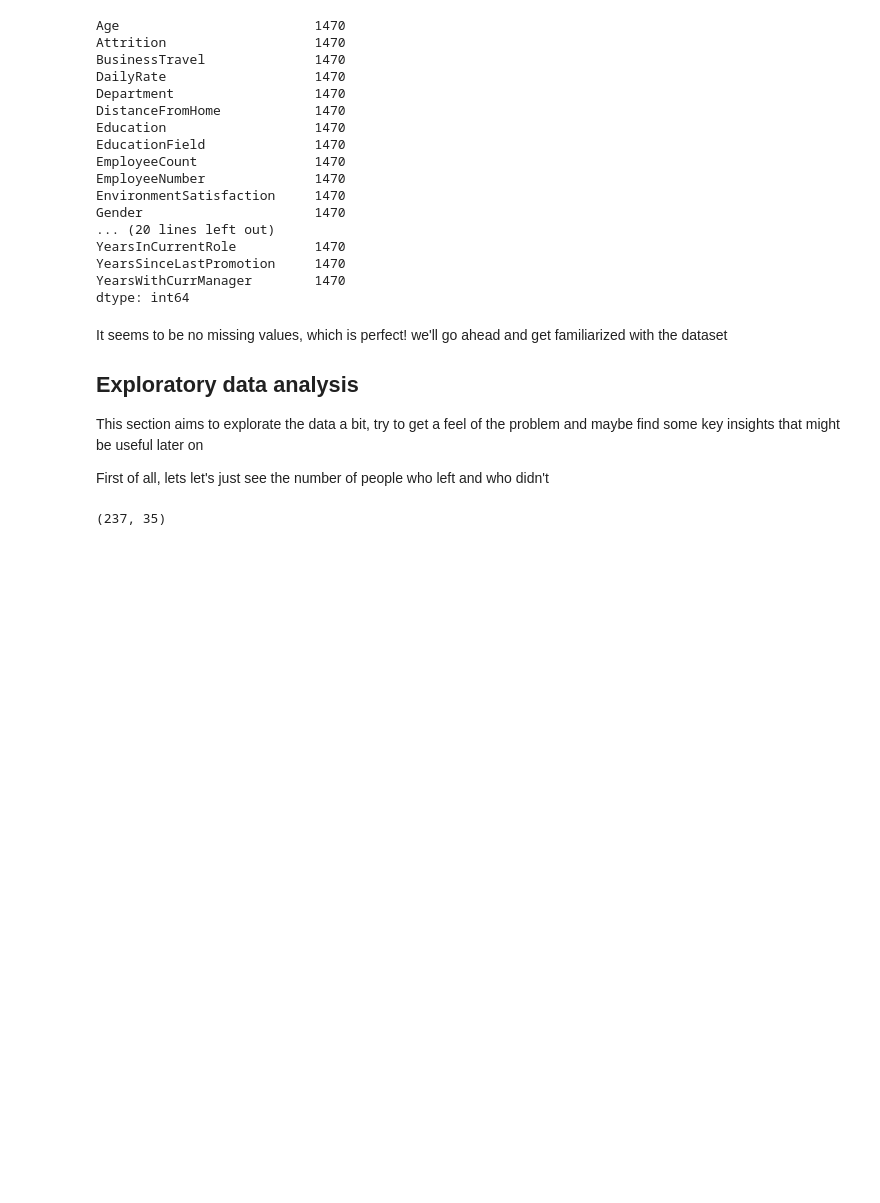
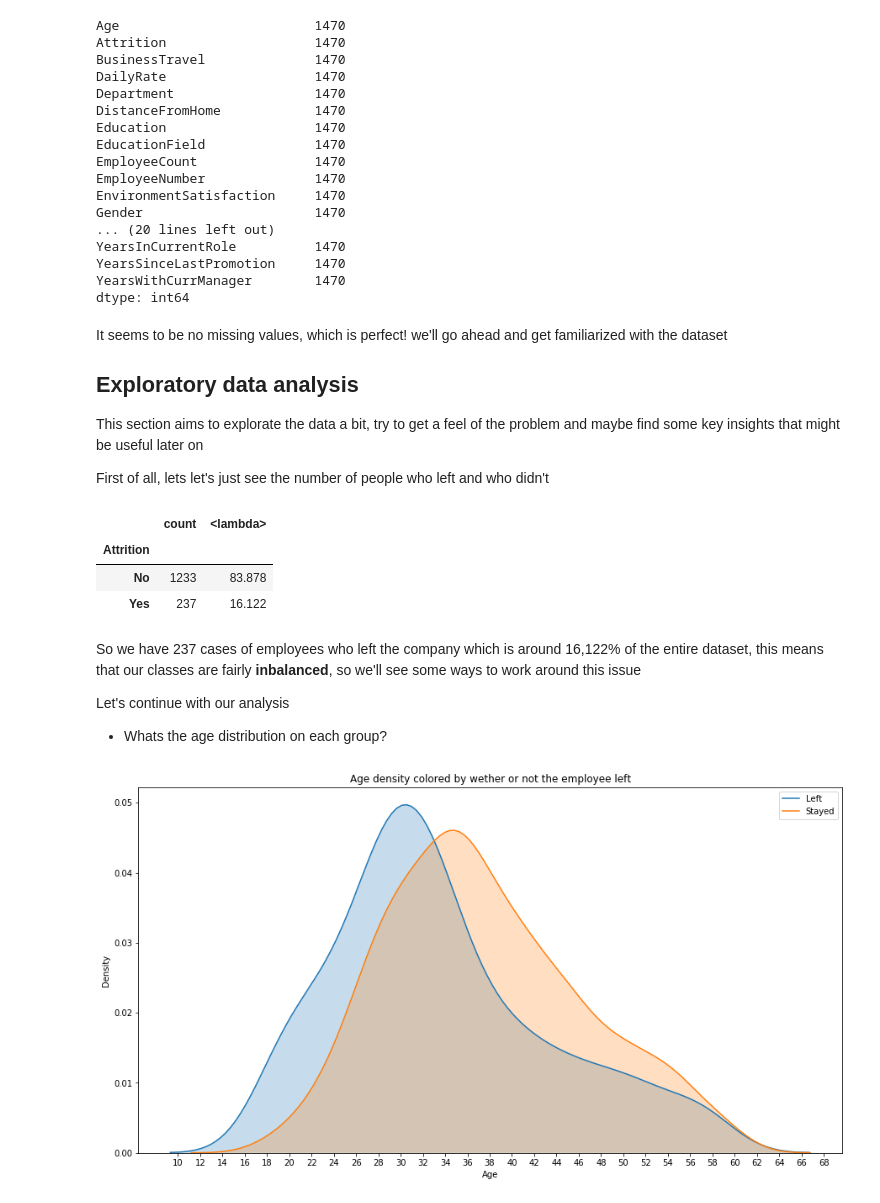
Before and after one commit to MrLucasFischer/kaggle-employee-attrition, a Jupyter notebook: code/employee-attrition-study.ipynb, the cells around one changed output. Saved outputs shown, nothing was run; the diff lists cells and outputs as text; code cells hidden in the pictures; blank space fills up the shorter version.

```diff
--- a/code/employee-attrition-study.ipynb
+++ b/code/employee-attrition-study.ipynb
@@ -57,7 +58,28 @@ It seems to be no missing values, which is perfect! we'll go ahead and get famil
 This section aims to explorate the data a bit, try to get a feel of the problem and maybe find some key insights that might be useful later on
 
 First of all, lets let's just see the number of people who left and who didn't
-# %%
-df.loc[df.Attrition == "Yes"].shape
-# %% [output]
-(237, 35)
+# %%
+# Create just a simple lambda to calculate the proportion of each group
+prop_func = lambda x: round(len(x) / df.shape[0], 5) * 100
+
+df.groupby("Attrition")["Attrition"].agg(["count", prop_func])
+# %% [output]
+|  | count | <lambda> |
+| Attrition |  |  |
+| No | 1233 | 83.878 |
+| Yes | 237 | 16.122 |
+# %% [markdown]
+So we have 237 cases of employees who left the company which is around 16,122% of the entire dataset, this means that our classes are fairly **inbalanced**, so we'll see some ways to work around this issue
+
+Let's continue with our analysis
+
+* Whats the age distribution on each group?
+# %%
+f,ax = plt.subplots(figsize=(15,8))
+sns.kdeplot(df.loc[df.Attrition == "Yes", "Age"], shade = True, label = "Left")
+sns.kdeplot(df.loc[df.Attrition == "No", "Age"], shade = True, label = "Stayed")
+ax.set(xlabel = "Age", ylabel = "Density",title = "Age density colored by wether or not the employee left")
+ax.set_xticks(range(10, 70, 2))
+plt.show()
+# %% [output]
+[figure, added]
```
Also changed, not shown: parts of 4 cells of this notebook.
